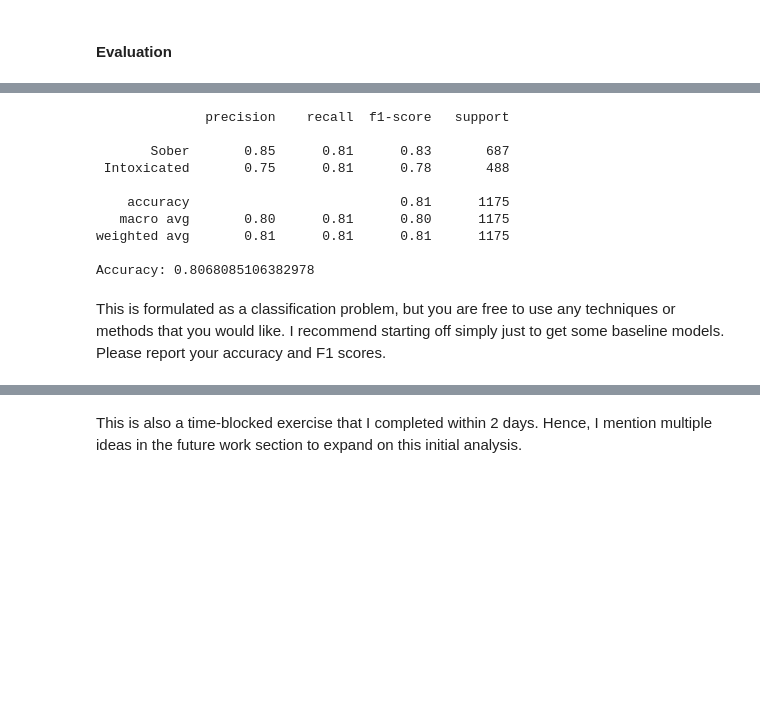
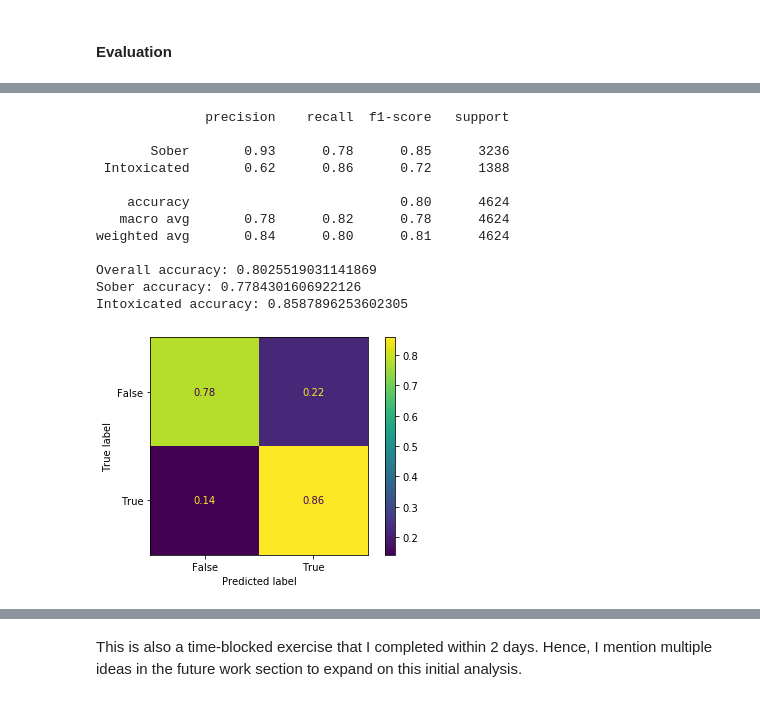
Before and after one commit to neo-anderson/TACPrediction, a Jupyter notebook: Analysis.ipynb, the cells around one changed output, grey strips where cells are left out. Drawn from its saved outputs; the diff is of its cells as text; code cells hidden in the pictures; blank space fills up the shorter version.

```diff
--- a/Analysis.ipynb
+++ b/Analysis.ipynb
@@ -722,18 +794,25 @@ From the report above, we can see that the model is better at predicting if a pe
 # %%
-clf = MLPClassifier(hidden_layer_sizes=(100,20), activation='relu', solver='adam', learning_rate='constant', random_state=1337)
+X_train, X_test, y_train, y_test = train_test_split(X_full, y_full, test_size=0.2, shuffle=True, stratify=y_full, random_state=1337)
+clf = MLPClassifier(hidden_layer_sizes=(100,10), activation='relu', solver='adam', learning_rate='constant', random_state=1337)
 clf.fit(X_train, y_train)
 print(classification_report(y_test, clf.predict(X_test), labels=None, target_names=['Sober', 'Intoxicated'], sample_weight=None, digits=2, output_dict=False, zero_division='warn'))
-print("Accuracy:", accuracy_score(y_test, clf.predict(X_test)))
+cm = confusion_matrix(clf.predict(X_test), y_test)
+print(f"Overall accuracy: {cm.diagonal().sum()/np.sum(cm)}")
+print(f"Sober accuracy: {cm[0,0]/cm[:,0].sum()}")
+print(f"Intoxicated accuracy: {cm[1,1]/cm[:,1].sum()}")
+plot_confusion_matrix(clf, X_test, y_test, normalize='true')
+plt.show()
 # %% [output]
               precision    recall  f1-score   support
 
-       Sober       0.85      0.81      0.83       687
- Intoxicated       0.75      0.81      0.78       488
+       Sober       0.93      0.78      0.85      3236
+ Intoxicated       0.62      0.86      0.72      1388
 
-    accuracy                           0.81      1175
-   macro avg       0.80      0.81      0.80      1175
-weighted avg       0.81      0.81      0.81      1175
+    accuracy                           0.80      4624
+   macro avg       0.78      0.82      0.78      4624
+weighted avg       0.84      0.80      0.81      4624
 
-Accuracy: 0.8068085106382978
+Overall accuracy: 0.8025519031141869
+Sober accuracy: 0.7784301606922126
+Intoxicated accuracy: 0.8587896253602305
+[figure, added]
-# %% [markdown]
-This is formulated as a classification problem, but you are free to use any techniques or methods that you would like. I recommend starting off simply just to get some baseline models. Please report your accuracy and F1 scores.
```
Also changed, not shown: parts of 35 cells of this notebook.
